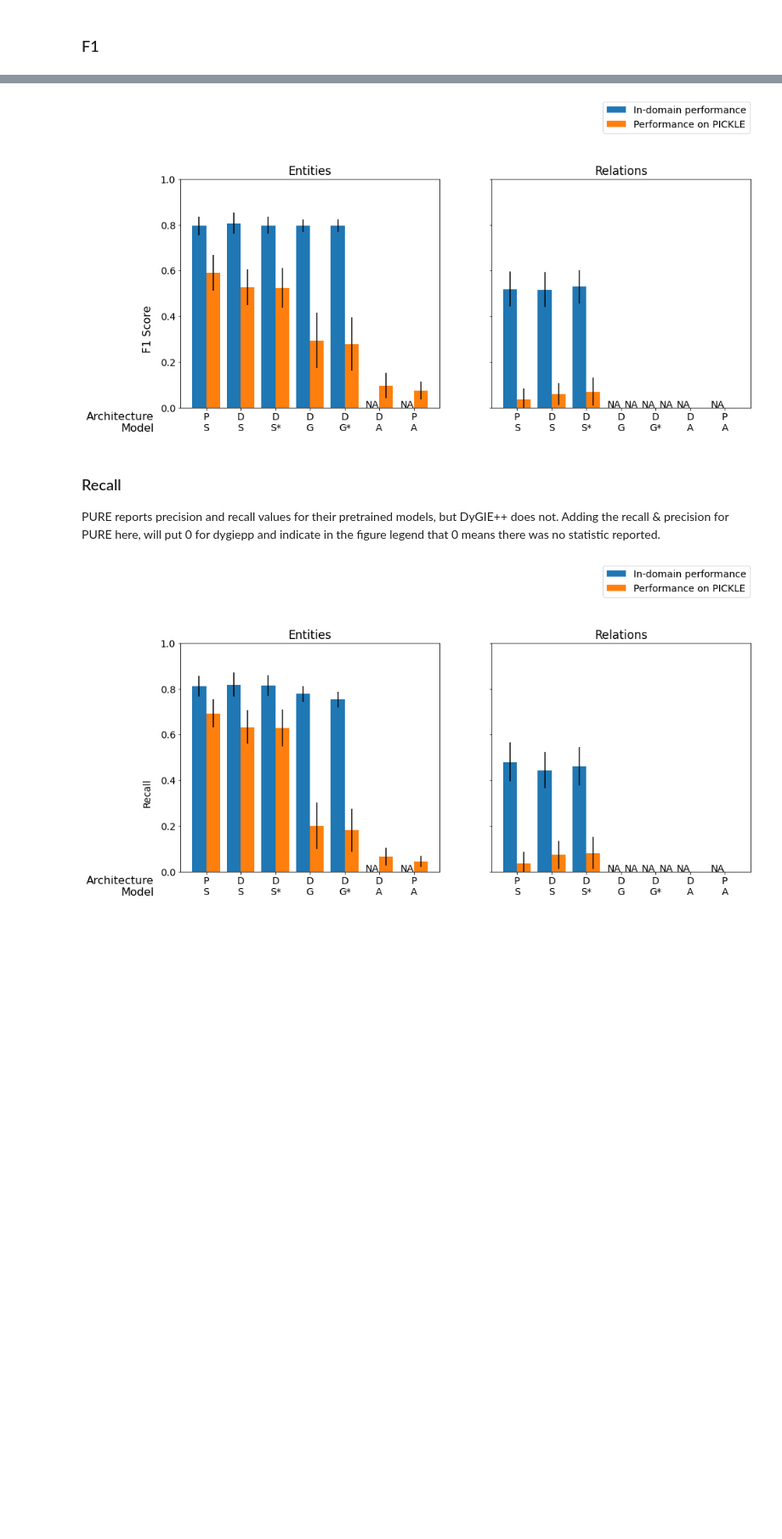
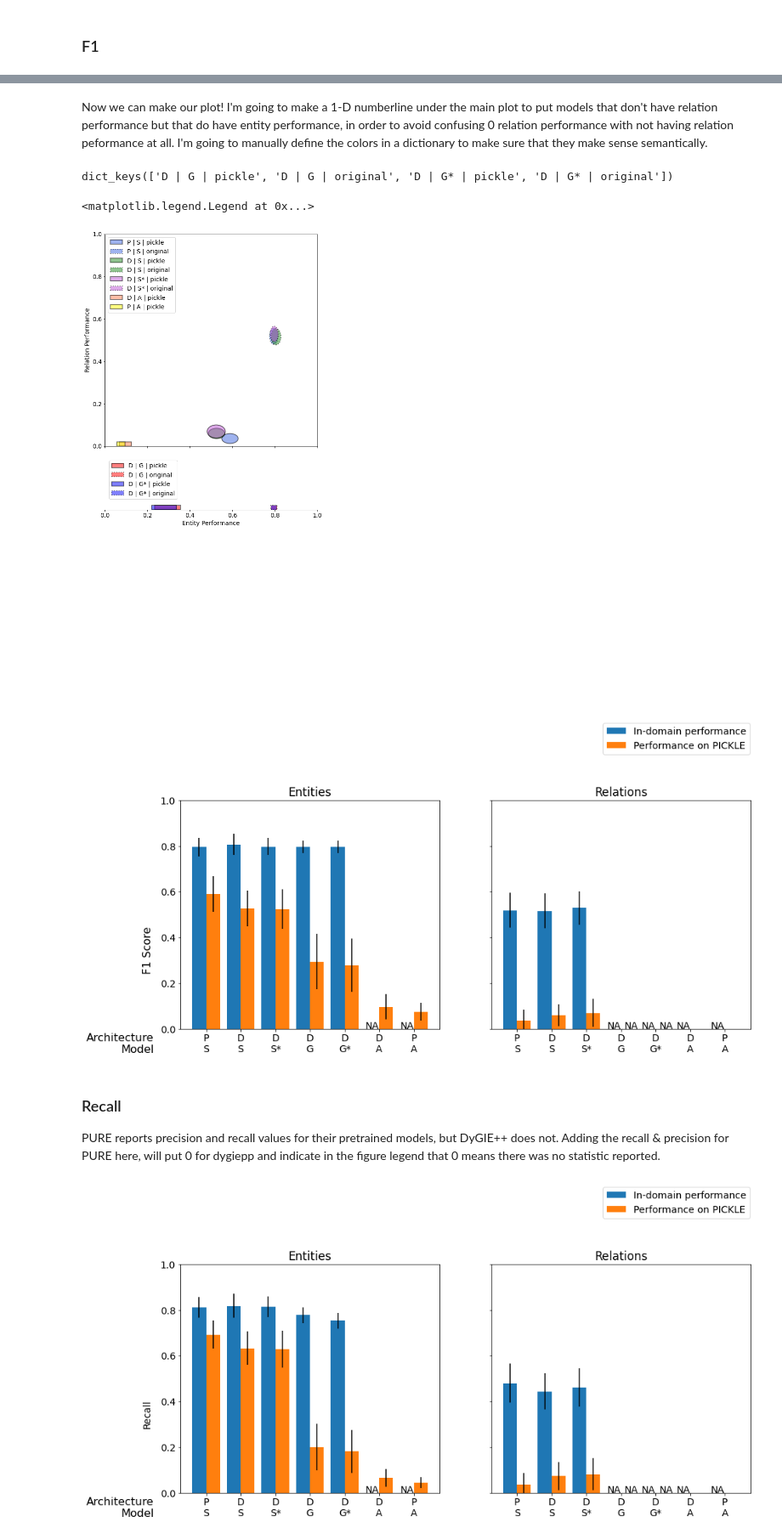
Before and after one commit to ShiuLab/pickle-corpus-code, a Jupyter notebook: jupyter_notebooks/model_performance_figures.ipynb, the cells around one changed output, grey strips where cells are left out. Shown at 85% size. Drawn from its saved outputs; the diff is of its cells as text; code cells hidden in the pictures; blank space fills up the shorter version.

Commit message:
Implement bubble plot

```diff
--- a/jupyter_notebooks/model_performance_figures.ipynb
+++ b/jupyter_notebooks/model_performance_figures.ipynb
@@ -221,3 +300,80 @@ for i, l in enumerate(all_perf.index.values):
+# %% [markdown]
+Now we can make our plot! I'm going to make a 1-D numberline under the main plot to put models that don't have relation performance but that do have entity performance, in order to avoid confusing 0 relation performance with not having relation peformance at all. I'm going to manually define the colors in a dictionary to make sure that they make sense semantically.
+# %%
+f1_partial_entries.keys()
+# %% [output]
+dict_keys(['D | G | pickle', 'D | G | original', 'D | G* | pickle', 'D | G* | original'])
+# %%
+full_entry_colors = {'P | S | pickle': 'royalblue',
+                     'P | S | original': 'royalblue',
+                     'D | S | pickle': 'forestgreen',
+                     'D | S | original': 'forestgreen',
+                     'D | S* | pickle': 'mediumorchid',
+                     'D | S* | original': 'mediumorchid',
+                     'D | A | pickle': 'coral',
+                     'P | A | pickle': 'yellow',
+                     'D | G | pickle': 'red',
+                     'D | G | original': 'red',
+                     'D | G* | pickle': 'blue',
+                     'D | G* | original': 'blue'}
+# %%
+fig, axs = plt.subplots(2, subplot_kw={'aspect': 'equal'}, figsize=(20, 20), sharex=True)
+
+# Make 2D plot for models with both values
+for label, ell_tup in f1_full_entries.items():
+
+    # Get color & linestyle
+    color = full_entry_colors[label]
+    if label.split(' | ')[-1] == 'original':
+        linestyle = ':'
+    else:
+        linestyle = '-'
+
+    # If the relation performance and CI are zero, need to make a thin rectangle instead of an ellipse
+    if 0 in ell_tup:
+        rect_x = ell_tup[0] - 0.5*ell_tup[2]
+        shape = Rectangle((rect_x, 0), ell_tup[2], 0.02, edgecolor='black', linewidth=2,
+                          linestyle=linestyle, facecolor=color, label=label, alpha=0.5)
+    else:
+        shape = Ellipse((ell_tup[0], ell_tup[1]), ell_tup[2], ell_tup[3], edgecolor='black', linewidth=2,
+                        linestyle=linestyle, facecolor=color, label=label, alpha=0.5)
+
+    # Add shape to axis
+    axs[0].add_artist(shape)
+
+axs[0].set_ylabel('Relation Performance')
+axs[0].legend(loc='upper left')
+
+# Make 1D plot for GENIA models
+# axs[1].axhline(0.75, 0, 1, color='black')
+axs[1].spines['bottom'].set_position(('axes', 0.9))
+axs[1].spines['right'].set_color('none')
+axs[1].spines['top'].set_color('none')
+axs[1].spines['left'].set_color('none')
+axs[1].set_yticks([])
+axs[1].set_xlabel('Entity Performance')
+
+for label, ell_tup in f1_partial_entries.items():
+
+    # Get color & linestyle
+    color = full_entry_colors[label]
+    if label.split(' | ')[-1] == 'original':
+        linestyle = ':'
+    else:
+        linestyle = '-'
+
+    # Make rectangle
+    rect_x = ell_tup[0] - 0.5*ell_tup[2]
+    shape = Rectangle((rect_x, 0.9), ell_tup[2], 0.02, edgecolor='black', linewidth=2,
+                      linestyle=linestyle, facecolor=color, label=label, alpha=0.5)
+
+    # Add shape to axis
+    axs[1].add_artist(shape)
+
+axs[1].legend(loc=(0.02,0.95))
+# %% [output]
+<matplotlib.legend.Legend at 0x...>
+[figure, added]
 # %%
 X_axis = np.arange(len(all_perf.index))
 
```
Also changed, not shown: parts of 15 cells of this notebook.
